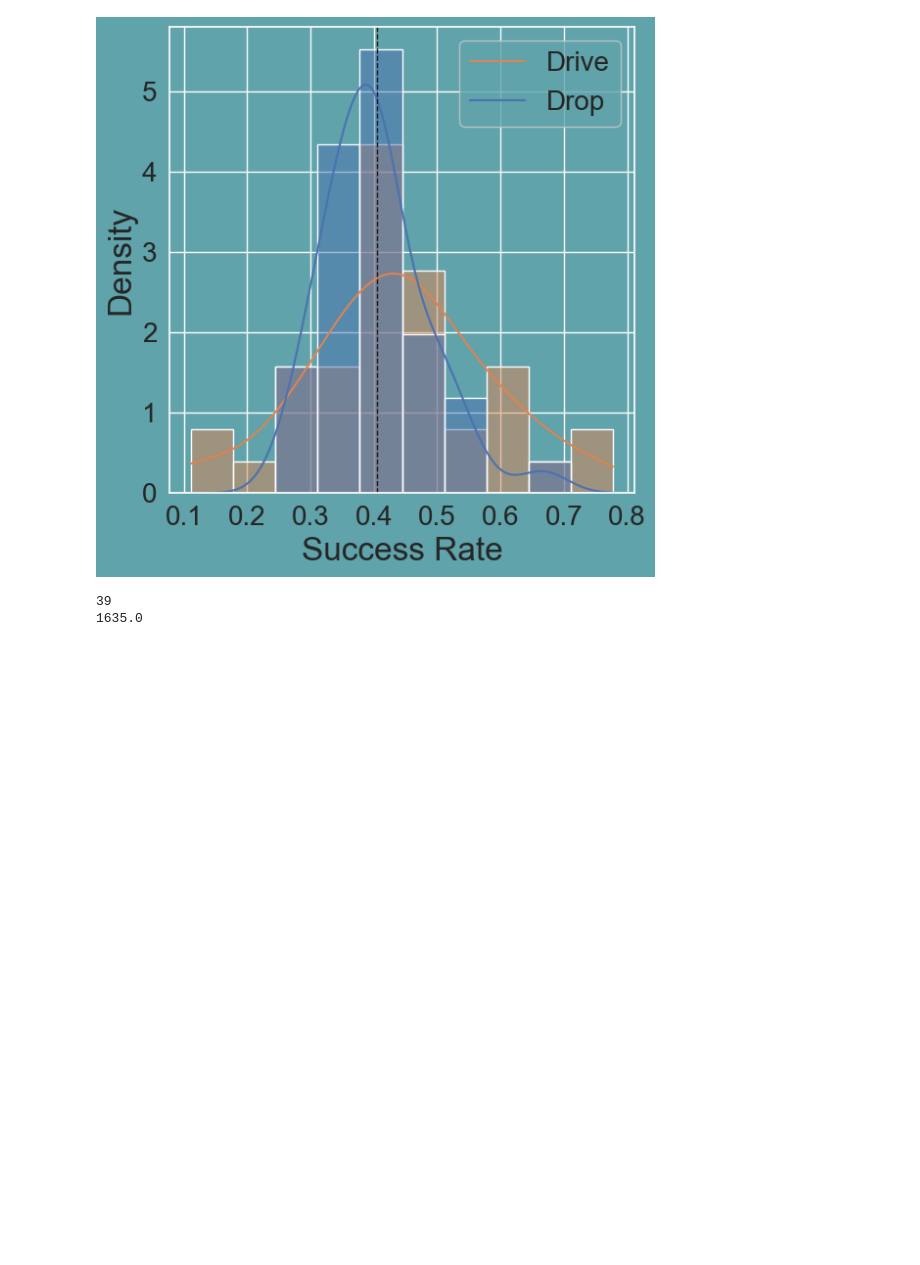
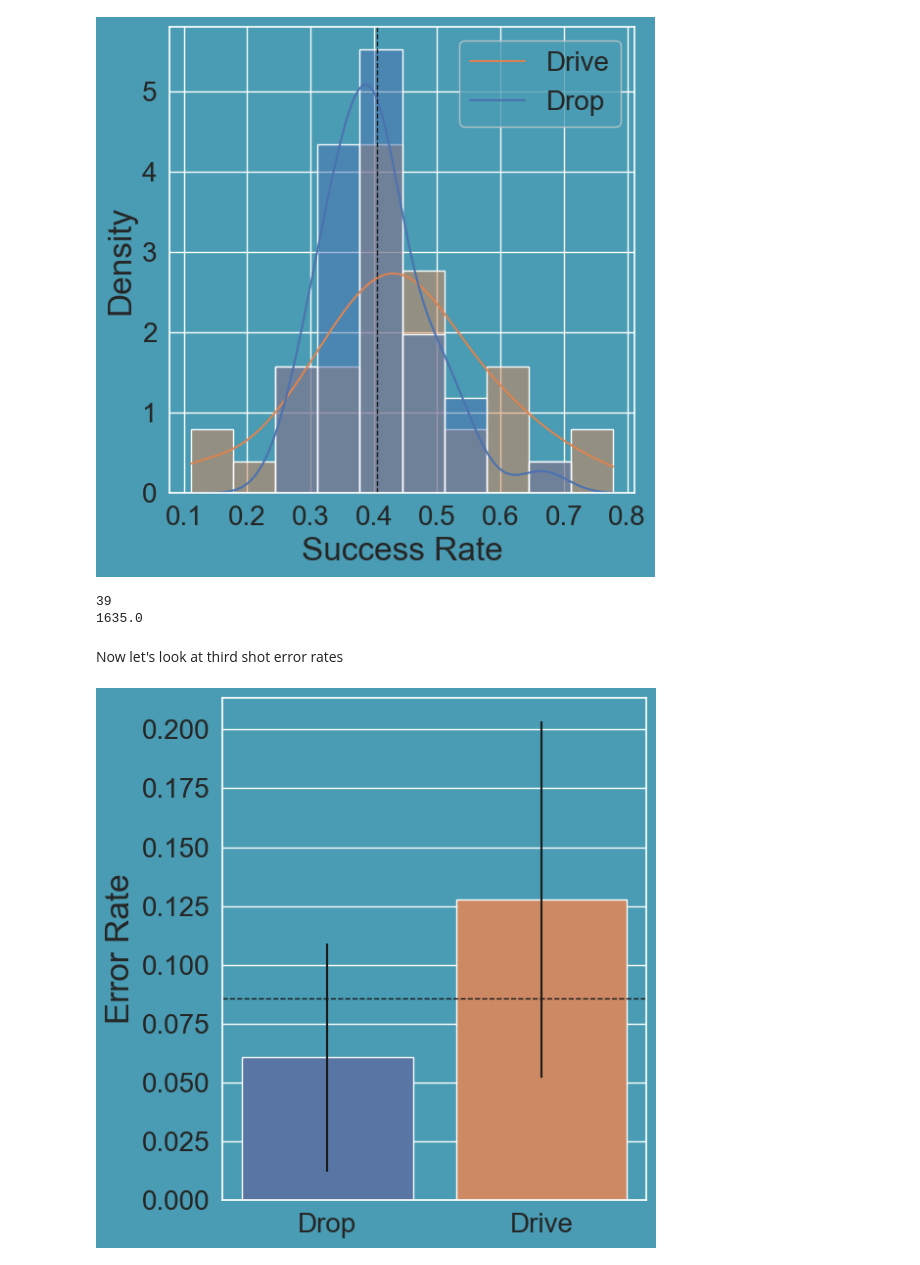
Before and after one commit to NolanSmyth/pklshop, a Jupyter notebook: examples/third_shot_analysis.ipynb, the cells around one changed output. Drawn from its saved outputs; the diff is of its cells as text; code cells hidden in the pictures; blank space fills up the shorter version.

Commit message:
colors

```diff
--- a/examples/third_shot_analysis.ipynb
+++ b/examples/third_shot_analysis.ipynb
@@ -11,4 +11,5 @@ import seaborn as sns
 # %%
 sns.set()
 sns.set_palette('Accent')
-sns.set(rc={'axes.facecolor':'60A3AB', 'figure.facecolor':'60A3AB', "font.size":16, "axes.titlesize":18, "axes.labelsize":24})
+# sns.set(rc={'axes.facecolor':'60A3AB', 'figure.facecolor':'60A3AB', "font.size":16, "axes.titlesize":18, "axes.labelsize":24})
+sns.set(rc={'axes.facecolor':'499CB3', 'figure.facecolor':'499CB3', "font.size":16, "axes.titlesize":18, "axes.labelsize":24})
@@ -94,3 +103,40 @@ print(sum(num_drops + num_drives))
 # %% [output]
 39
 1635.0
+# %% [markdown]
+Now let's look at third shot error rates
+# %%
+num_drops, num_drops_errors = np.zeros(len(pro_games_df)), np.zeros(len(pro_games_df))
+num_drives, num_drives_errors = np.zeros(len(pro_games_df)), np.zeros(len(pro_games_df))
+num_lobs, num_lobs_errors = np.zeros(len(pro_games_df)), np.zeros(len(pro_games_df))
+
+for i, g_id in enumerate(pro_games_df.game_id.values):
+    g = Game(g_id)
+    num_drops[i], num_drops_errors[i] = g.third_errors("Drop")
+    num_drives[i], num_drives_errors[i] = g.third_errors("Drive")
+    num_lobs[i], num_lobs_errors[i] = g.third_errors("Lob")
+
+drop_error_rate_tot = sum(num_drops_won) / sum(num_drops)
+drive_error_rate_tot = sum(num_drives_won) / sum(num_drives)
+lob_error_rate_tot = sum(num_lobs_won) / sum(num_lobs)
+# %%
+drop_error_rate_arr = divide_ignore_zeros(num_drops_errors, num_drops)
+drive_error_rate_arr = divide_ignore_zeros(num_drives_errors, num_drives)
+lob_error_rate_arr = divide_ignore_zeros(num_lobs_errors, num_lobs)
+overall_error_rate_tot = (sum(num_drops_errors) + sum(num_drives_errors)) / (sum(num_drops) + sum(num_drives) )
+# %%
+fig, ax = plt.subplots(1, 1, figsize=(6, 6))
+sns.barplot(x=["Drop", "Drive"], y=[np.mean(drop_error_rate_arr), np.mean(drive_error_rate_arr)])
+plt.errorbar(x=[0, 1], y=[np.mean(drop_error_rate_arr), np.mean(drive_error_rate_arr)], yerr=[np.std(drop_error_rate_arr), np.std(drive_error_rate_arr)], fmt='none', ecolor='k')
+plt.axhline(y=overall_error_rate_tot, linewidth=1, color='k', ls = '--')
+
+plt.xticks(fontsize=20)
+plt.yticks(fontsize=20)
+# plt.xlabel("Shot Type")
+plt.ylabel("Error Rate")
+
+plt.tight_layout()
+plt.savefig("../figures/third_shot_error_overall.png")
+plt.show()
+# %% [output]
+[figure, added]
```
Also changed, not shown: parts of 4 cells of this notebook, 8 other files.
